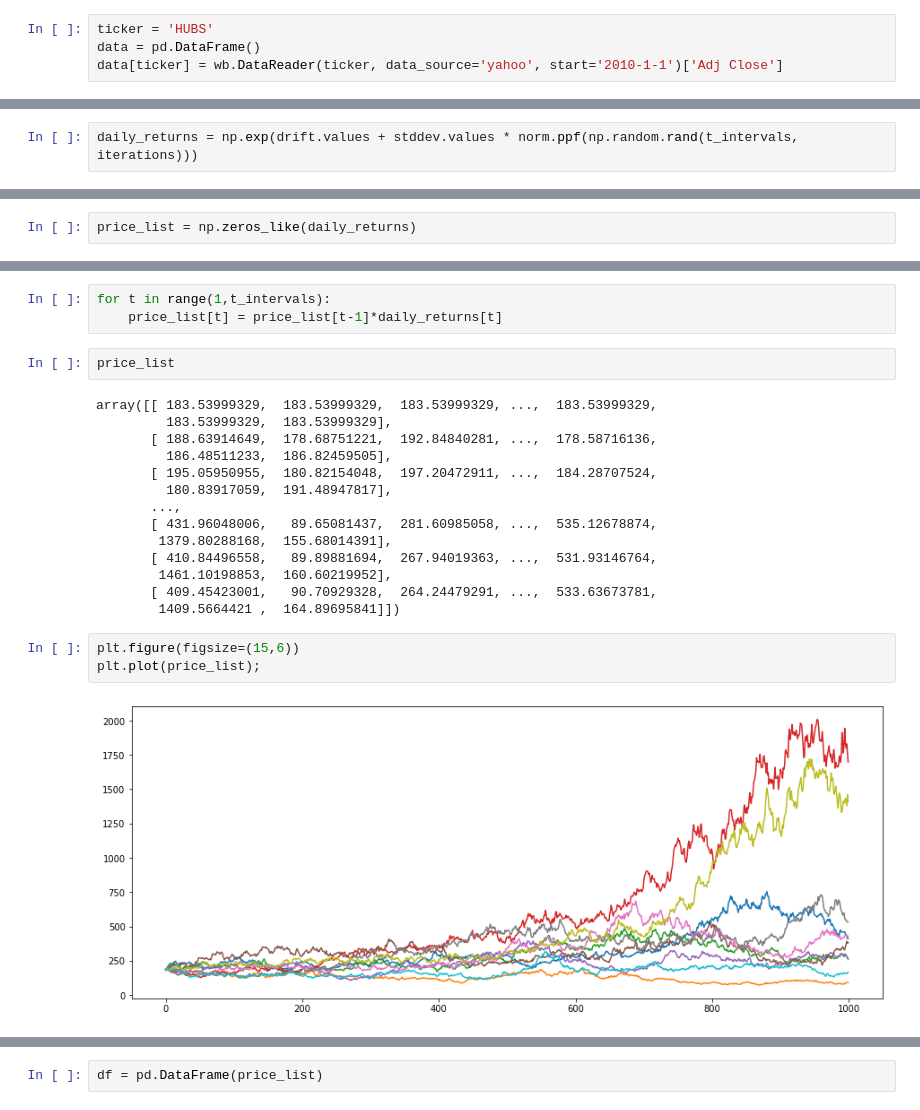
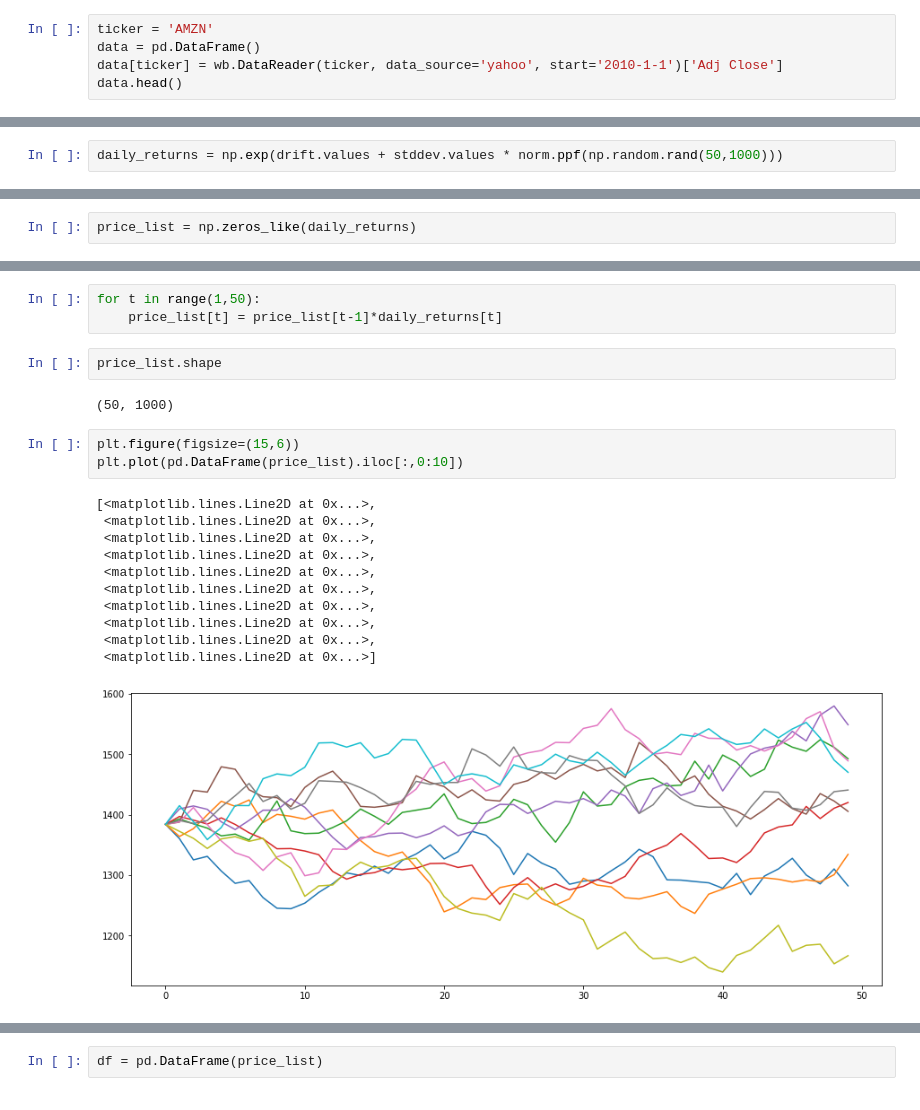
Before and after one commit to eliasmelul/finance_portfolio, a Jupyter notebook: Monte Carlo Simulations.ipynb, the cells around one changed output, grey strips where cells are left out. Drawn from its saved outputs; the diff is of its cells as text.

```diff
--- a/Monte Carlo Simulations.ipynb
+++ b/Monte Carlo Simulations.ipynb
@@ -7,5 +8,6 @@ from scipy.stats import norm
 %matplotlib inline
 # %%
-ticker = 'HUBS'
+ticker = 'AMZN'
 data = pd.DataFrame()
 data[ticker] = wb.DataReader(ticker, data_source='yahoo', start='2010-1-1')['Adj Close']
+data.head()
@@ -103,7 +118,7 @@ $$
 {r}={drift}+{stdev*z}
 $$
 # %%
-daily_returns = np.exp(drift.values + stddev.values * norm.ppf(np.random.rand(t_intervals, iterations)))
+daily_returns = np.exp(drift.values + stddev.values * norm.ppf(np.random.rand(50,1000)))
 # %%
 daily_returns
 # %% [output]
@@ -154,24 +169,22 @@ array([[183.53999329, 183.53999329, 183.53999329, ..., 183.53999329,
 # %%
-for t in range(1,t_intervals):
+for t in range(1,50):
     price_list[t] = price_list[t-1]*daily_returns[t]
 # %%
-price_list
+price_list.shape
 # %% [output]
-array([[ 183.53999329,  183.53999329,  183.53999329, ...,  183.53999329,
-         183.53999329,  183.53999329],
-       [ 188.63914649,  178.68751221,  192.84840281, ...,  178.58716136,
-         186.48511233,  186.82459505],
-       [ 195.05950955,  180.82154048,  197.20472911, ...,  184.28707524,
-         180.83917059,  191.48947817],
-       ...,
-       [ 431.96048006,   89.65081437,  281.60985058, ...,  535.12678874,
-        1379.80288168,  155.68014391],
-       [ 410.84496558,   89.89881694,  267.94019363, ...,  531.93146764,
-        1461.10198853,  160.60219952],
-       [ 409.45423001,   90.70929328,  264.24479291, ...,  533.63673781,
-        1409.5664421 ,  164.89695841]])
+(50, 1000)
 # %%
 plt.figure(figsize=(15,6))
-plt.plot(price_list);
+plt.plot(pd.DataFrame(price_list).iloc[:,0:10])
 # %% [output]
+[<matplotlib.lines.Line2D at 0x...>,
+ <matplotlib.lines.Line2D at 0x...>,
+ <matplotlib.lines.Line2D at 0x...>,
+ <matplotlib.lines.Line2D at 0x...>,
+ <matplotlib.lines.Line2D at 0x...>,
+ <matplotlib.lines.Line2D at 0x...>,
+ <matplotlib.lines.Line2D at 0x...>,
+ <matplotlib.lines.Line2D at 0x...>,
+ <matplotlib.lines.Line2D at 0x...>,
+ <matplotlib.lines.Line2D at 0x...>]
-[figure, old version]
+[figure, new version]
```
Also changed, not shown: parts of 17 cells of this notebook, 10 other files.
